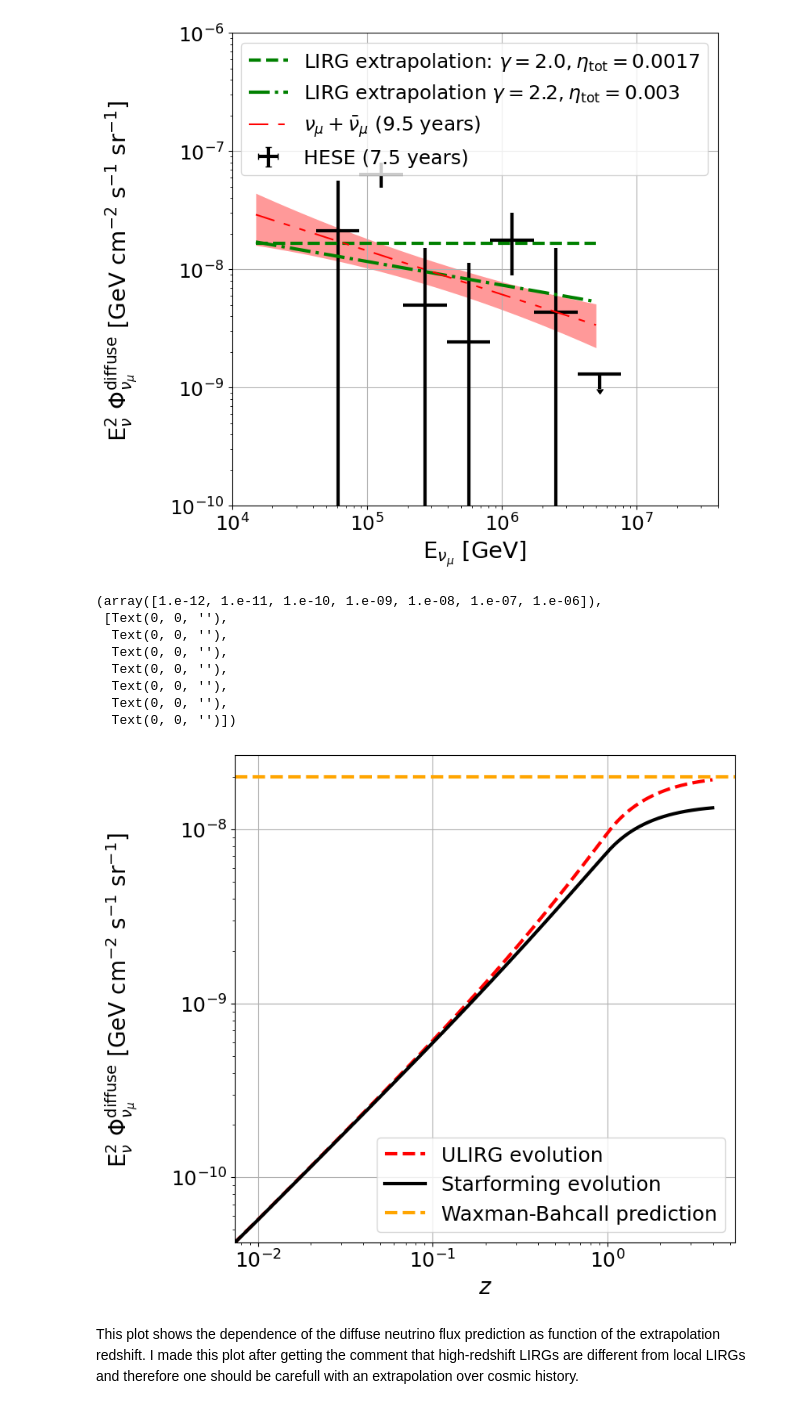
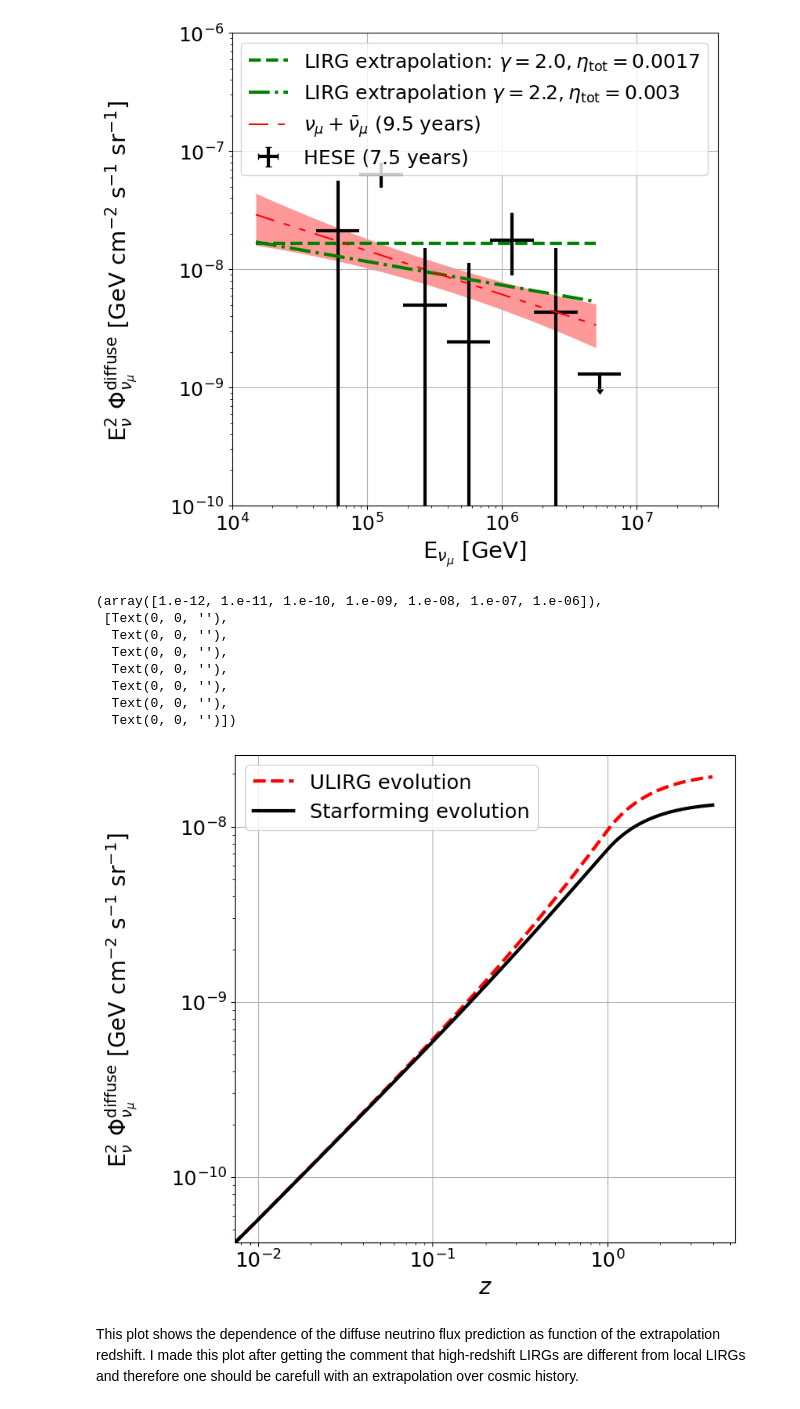
Before and after one commit to YarnoMerckx/diffuse-neutrino-flux-u-lirgs, a Jupyter notebook: Extrapolation.ipynb, the cells around one changed output. Cells and saved outputs as stored; diff of their text form; code cells hidden in the pictures.

```diff
--- a/Extrapolation.ipynb
+++ b/Extrapolation.ipynb
@@ -317,26 +331,26 @@ F_xi_SFR = [nuflux(0,Emin, Emax, 2,75,xi(2,i,'starforming'),eta_tot,1,'(U)LIRG',
 # %%
 fig=plt.figure(figsize=(8,8), dpi= 100, facecolor='w', edgecolor='k')
 
 plt.plot(z_range, F_xi_U, label = 'ULIRG evolution', linestyle = '--', c = 'red',linewidth = 3)
 plt.plot(z_range, F_xi_SFR, label = 'Starforming evolution', c = 'k', linewidth = 3)
-plt.axhline(y= 2e-8, linestyle = '--', color = 'orange',linewidth = 3, label = 'Waxman-Bahcall prediction')
+#plt.axhline(y= 2e-8, linestyle = '--', color = 'orange',linewidth = 3, label = 'Waxman-Bahcall prediction')
 plt.ylabel('E$_{\\nu}^2$ $\\Phi ^{\\mathrm{diffuse}}_{\\nu_\\mu}$ [GeV cm$^{-2}$ s$^{-1}$ sr$^{-1}$] \n', fontsize = 20)
 plt.xlabel('$z$', fontsize = 20)
 plt.yscale('log')
 plt.xscale('log')
 plt.grid()
 plt.legend(fontsize = 18)
 plt.xticks(fontsize = 18)
 plt.yticks(fontsize = 18)
 # %% [output]
 (array([1.e-12, 1.e-11, 1.e-10, 1.e-09, 1.e-08, 1.e-07, 1.e-06]),
  [Text(0, 0, ''),
   Text(0, 0, ''),
   Text(0, 0, ''),
   Text(0, 0, ''),
   Text(0, 0, ''),
   Text(0, 0, ''),
   Text(0, 0, '')])
-[figure, old version]
+[figure, new version]
 # %% [markdown]
 This plot shows the dependence of the diffuse neutrino flux prediction as function of the extrapolation redshift. I made this plot after getting the comment that high-redshift LIRGs are different from local LIRGs and therefore one should be carefull with an extrapolation over cosmic history.
```
Also changed, not shown: parts of 16 cells of this notebook, 1 other file.
